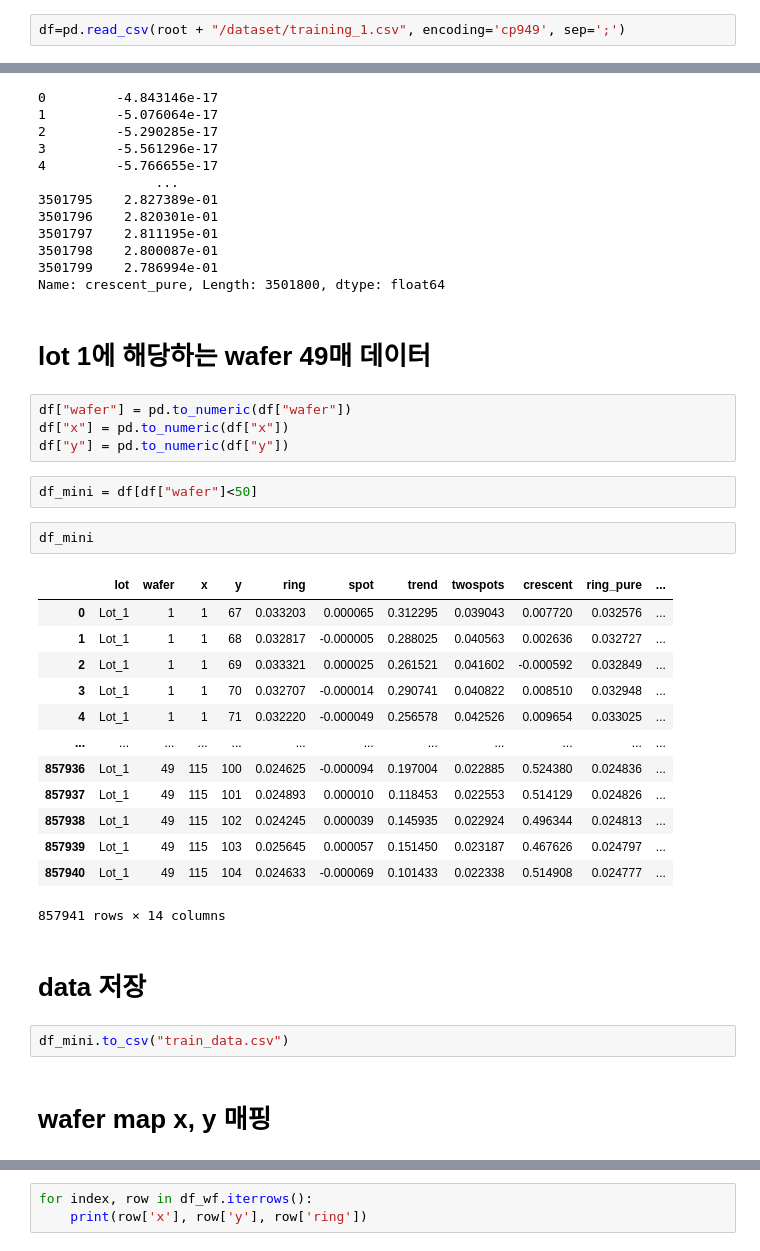
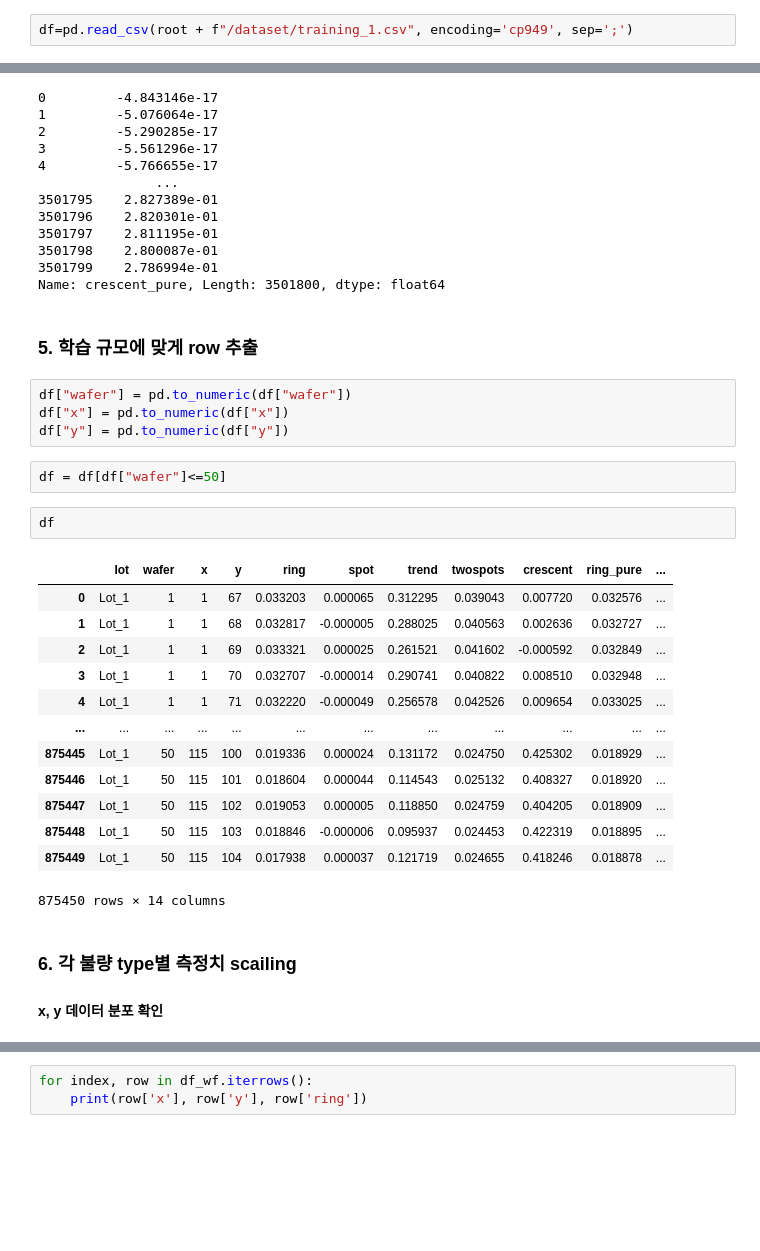
Before and after one commit to codepyo/ai_intensive, a Jupyter notebook: pre_process.ipynb, the cells around one changed output, grey strips where cells are left out. Cells and saved outputs as stored; diff of their text form; blank space fills up the shorter version.

```diff
--- a/pre_process.ipynb
+++ b/pre_process.ipynb
@@ -28,5 +49,5 @@ df.head()
 # %%
-df=pd.read_csv(root + "/dataset/training_1.csv", encoding='cp949', sep=';')
+df=pd.read_csv(root + f"/dataset/training_1.csv", encoding='cp949', sep=';')
 # %%
 df.tail()
 # %% [output]
@@ -79,33 +120,31 @@ df[idx]
 3501799    2.786994e-01
 Name: crescent_pure, Length: 3501800, dtype: float64
 # %% [markdown]
-# lot 1에 해당하는 wafer 49매 데이터
+### 5. 학습 규모에 맞게 row 추출
 # %%
 df["wafer"] = pd.to_numeric(df["wafer"])
 df["x"] = pd.to_numeric(df["x"])
 df["y"] = pd.to_numeric(df["y"])
 # %%
-df_mini = df[df["wafer"]<50]
+df = df[df["wafer"]<=50]
 # %%
-df_mini
+df
 # %% [output]
 |  | lot | wafer | x | y | ring | spot | trend | twospots | crescent | ring_pure | ... |
 | 0 | Lot_1 | 1 | 1 | 67 | 0.033203 | 0.000065 | 0.312295 | 0.039043 | 0.007720 | 0.032576 | ... |
 | 1 | Lot_1 | 1 | 1 | 68 | 0.032817 | -0.000005 | 0.288025 | 0.040563 | 0.002636 | 0.032727 | ... |
 | 2 | Lot_1 | 1 | 1 | 69 | 0.033321 | 0.000025 | 0.261521 | 0.041602 | -0.000592 | 0.032849 | ... |
 | 3 | Lot_1 | 1 | 1 | 70 | 0.032707 | -0.000014 | 0.290741 | 0.040822 | 0.008510 | 0.032948 | ... |
 | 4 | Lot_1 | 1 | 1 | 71 | 0.032220 | -0.000049 | 0.256578 | 0.042526 | 0.009654 | 0.033025 | ... |
 | ... | ... | ... | ... | ... | ... | ... | ... | ... | ... | ... | ... |
-| 857936 | Lot_1 | 49 | 115 | 100 | 0.024625 | -0.000094 | 0.197004 | 0.022885 | 0.524380 | 0.024836 | ... |
-| 857937 | Lot_1 | 49 | 115 | 101 | 0.024893 | 0.000010 | 0.118453 | 0.022553 | 0.514129 | 0.024826 | ... |
-| 857938 | Lot_1 | 49 | 115 | 102 | 0.024245 | 0.000039 | 0.145935 | 0.022924 | 0.496344 | 0.024813 | ... |
-| 857939 | Lot_1 | 49 | 115 | 103 | 0.025645 | 0.000057 | 0.151450 | 0.023187 | 0.467626 | 0.024797 | ... |
-| 857940 | Lot_1 | 49 | 115 | 104 | 0.024633 | -0.000069 | 0.101433 | 0.022338 | 0.514908 | 0.024777 | ... |
+| 875445 | Lot_1 | 50 | 115 | 100 | 0.019336 | 0.000024 | 0.131172 | 0.024750 | 0.425302 | 0.018929 | ... |
+| 875446 | Lot_1 | 50 | 115 | 101 | 0.018604 | 0.000044 | 0.114543 | 0.025132 | 0.408327 | 0.018920 | ... |
+| 875447 | Lot_1 | 50 | 115 | 102 | 0.019053 | 0.000005 | 0.118850 | 0.024759 | 0.404205 | 0.018909 | ... |
+| 875448 | Lot_1 | 50 | 115 | 103 | 0.018846 | -0.000006 | 0.095937 | 0.024453 | 0.422319 | 0.018895 | ... |
+| 875449 | Lot_1 | 50 | 115 | 104 | 0.017938 | 0.000037 | 0.121719 | 0.024655 | 0.418246 | 0.018878 | ... |
-857941 rows × 14 columns
+875450 rows × 14 columns
-# %% [markdown]
-# data 저장
-# %%
-df_mini.to_csv("train_data.csv")
 # %% [markdown]
-# wafer map x, y 매핑
+### 6. 각 불량 type별 측정치 scailing
+
+#### x, y 데이터 분포 확인
 # %%
```
Also changed, not shown: parts of 58 cells of this notebook, 20 other files.
